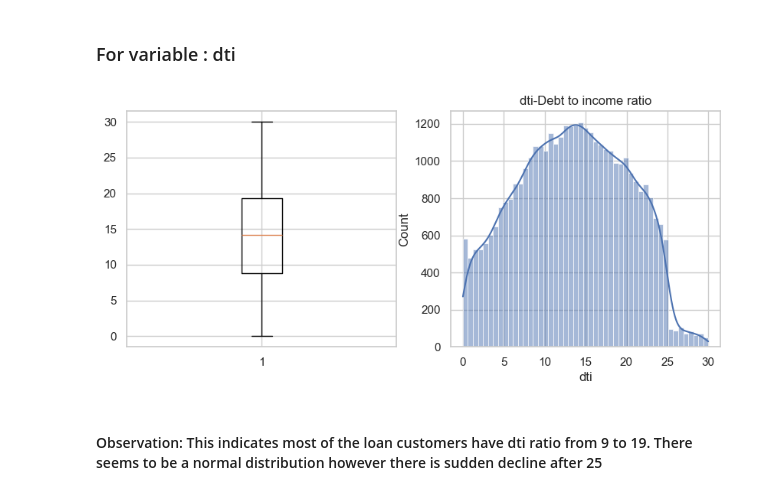
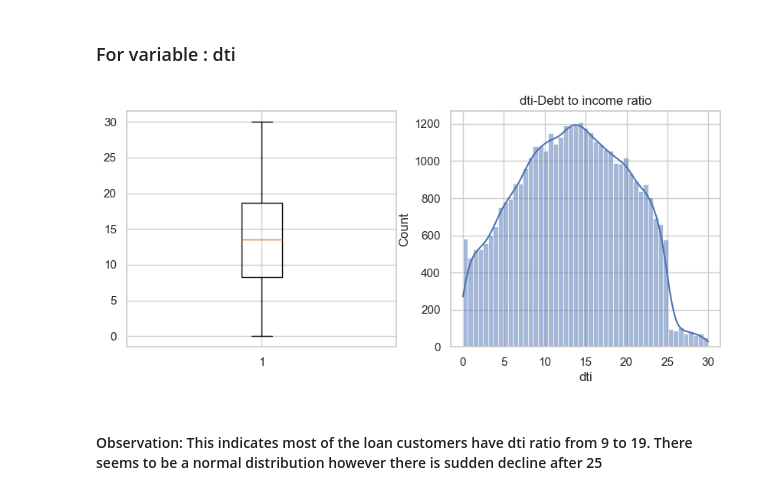
Before and after one commit to ruchikaagarwal6787/lending-club-case-study, a Jupyter notebook: Ruchika_Agarwal.ipynb, the cells around one changed output. Drawn from its saved outputs; the diff is of its cells as text; code cells hidden in the pictures.

```diff
--- a/Lending_Club_Analysis.ipynb
+++ b/Ruchika_Agarwal.ipynb
@@ -709,13 +709,13 @@ Name: annual_inc, dtype: float64
 # %%
 plt.figure(figsize=(10,4))
 plt.subplot(1,2,1)
-plt.boxplot(Loan_data.dti)
+plt.boxplot(df.dti)
 plt.subplot(1,2,2)
 sns.histplot(df.dti,kde=True)
 plt.title('dti-Debt to income ratio')
 plt.show()
 # %% [output]
-[figure, old version]
+[figure, new version]
 # %% [markdown]
 #### Observation: This indicates most of the loan customers have dti ratio from 9 to 19. There seems to be a normal distribution however there is sudden decline after 25
 # %% [markdown]
```
Also changed, not shown: parts of 2 cells of this notebook, 1 other file.
